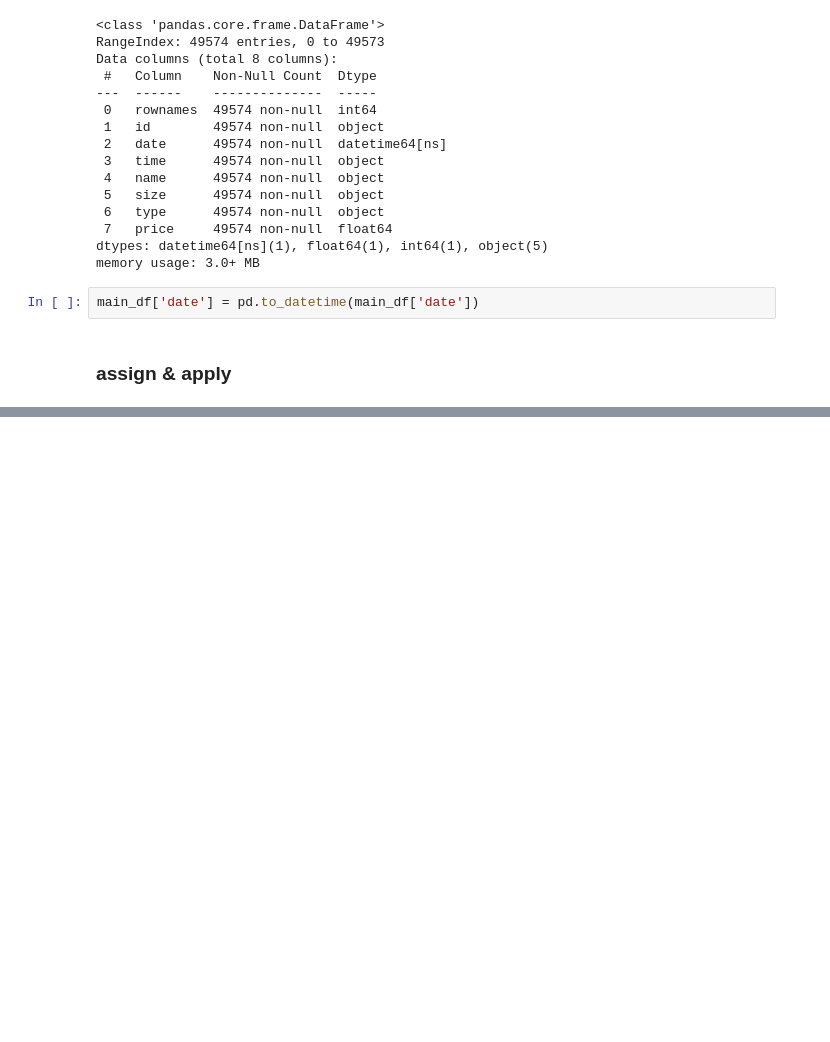
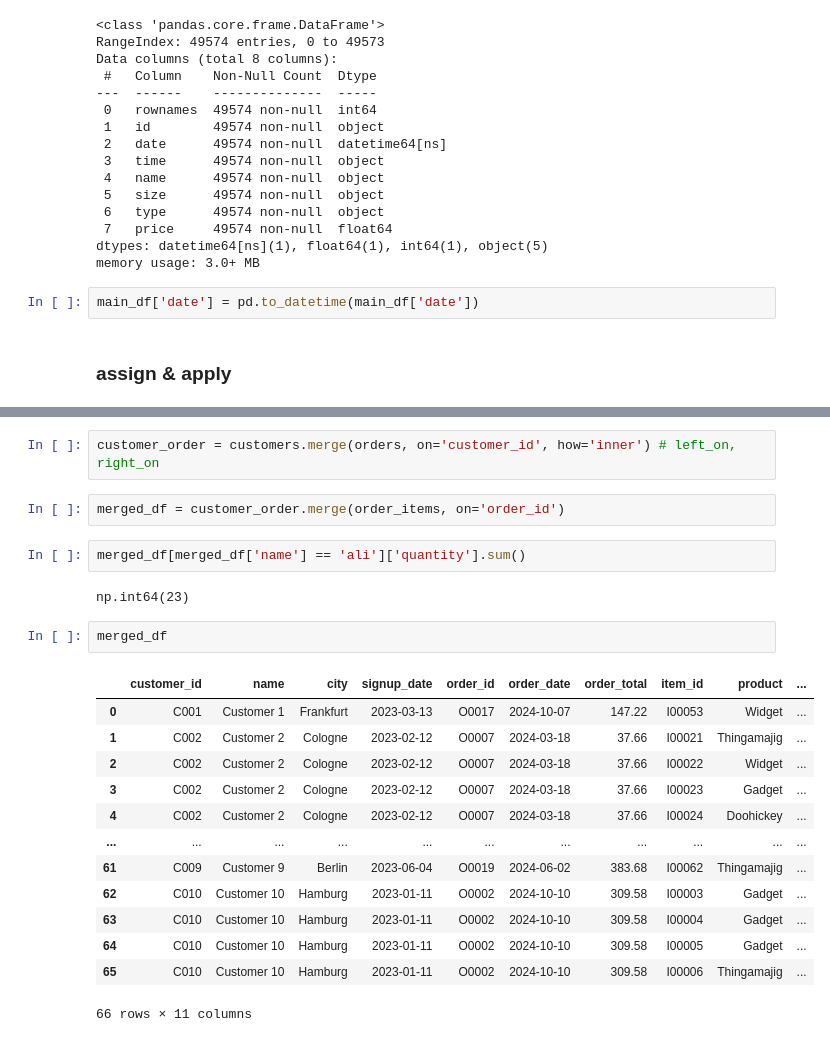
Before and after one commit to Mmd4LIFE/000-quera-bc, a Jupyter notebook: 02-pandas/pandas_intro.ipynb, the cells around one changed output, grey strips where cells are left out. Drawn from its saved outputs; the diff is of its cells as text; blank space fills up the shorter version.

```diff
--- a/02-pandas/pandas_intro.ipynb
+++ b/02-pandas/pandas_intro.ipynb
@@ -574,0 +596,24 @@ main_df
+# %%
+customer_order = customers.merge(orders, on='customer_id', how='inner') # left_on, right_on
+# %%
+merged_df = customer_order.merge(order_items, on='order_id')
+# %%
+merged_df[merged_df['name'] == 'ali']['quantity'].sum()
+# %% [output]
+np.int64(23)
+# %%
+merged_df
+# %% [output]
+|  | customer_id | name | city | signup_date | order_id | order_date | order_total | item_id | product | ... |
+| 0 | C001 | Customer 1 | Frankfurt | 2023-03-13 | O0017 | 2024-10-07 | 147.22 | I00053 | Widget | ... |
+| 1 | C002 | Customer 2 | Cologne | 2023-02-12 | O0007 | 2024-03-18 | 37.66 | I00021 | Thingamajig | ... |
+| 2 | C002 | Customer 2 | Cologne | 2023-02-12 | O0007 | 2024-03-18 | 37.66 | I00022 | Widget | ... |
+| 3 | C002 | Customer 2 | Cologne | 2023-02-12 | O0007 | 2024-03-18 | 37.66 | I00023 | Gadget | ... |
+| 4 | C002 | Customer 2 | Cologne | 2023-02-12 | O0007 | 2024-03-18 | 37.66 | I00024 | Doohickey | ... |
+| ... | ... | ... | ... | ... | ... | ... | ... | ... | ... | ... |
+| 61 | C009 | Customer 9 | Berlin | 2023-06-04 | O0019 | 2024-06-02 | 383.68 | I00062 | Thingamajig | ... |
+| 62 | C010 | Customer 10 | Hamburg | 2023-01-11 | O0002 | 2024-10-10 | 309.58 | I00003 | Gadget | ... |
+| 63 | C010 | Customer 10 | Hamburg | 2023-01-11 | O0002 | 2024-10-10 | 309.58 | I00004 | Gadget | ... |
+| 64 | C010 | Customer 10 | Hamburg | 2023-01-11 | O0002 | 2024-10-10 | 309.58 | I00005 | Gadget | ... |
+| 65 | C010 | Customer 10 | Hamburg | 2023-01-11 | O0002 | 2024-10-10 | 309.58 | I00006 | Thingamajig | ... |
+66 rows × 11 columns
```
Also changed, not shown: parts of 39 cells of this notebook, 1 other file.
